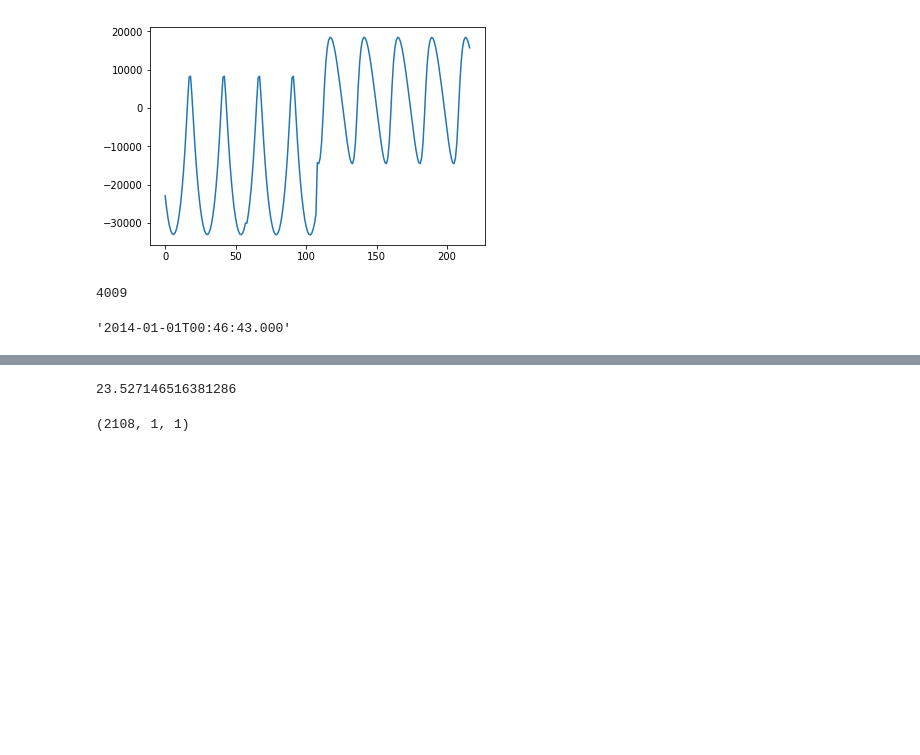
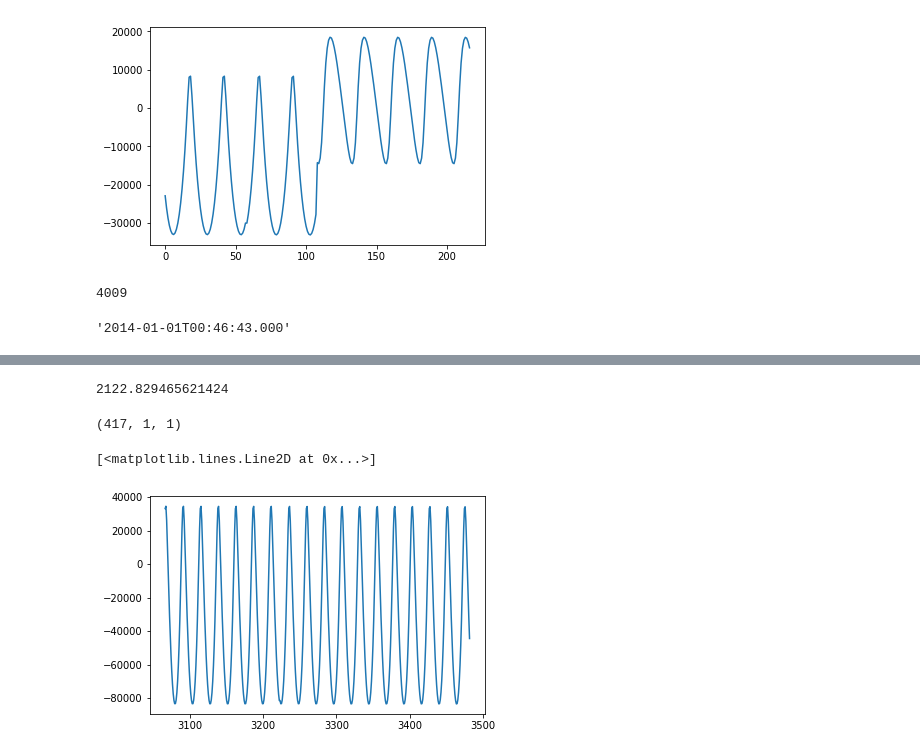
Before and after one commit to GopiKishan14/IDAO_2020, a Jupyter notebook: DA.ipynb, the cells around one changed output, grey strips where cells are left out. Drawn from its saved outputs; the diff is of its cells as text; code cells hidden in the pictures; blank space fills up the shorter version.

```diff
--- a/DA.ipynb
+++ b/DA.ipynb
@@ -367,13 +388,19 @@ array([[ -8855.8238626 ],
 # %%
-np.min(np.abs(x[1]))
+np.min(np.abs(x[2]))
 # %% [output]
-23.527146516381286
+2122.829465621424
 # %%
+samay = np.array(time)/(3600)
 samay = np.expand_dims(samay, axis=1)
 samay = np.expand_dims(samay, axis=1)
 samay.shape
 # %% [output]
-(2108, 1, 1)
+(417, 1, 1)
+# %%
+plt.plot(df[df.sat_id==2].x)
+# %% [output]
+[<matplotlib.lines.Line2D at 0x...>]
+[figure, added]
 # %%
 from sklearn.model_selection import train_test_split
 
```
Also changed, not shown: parts of 10 cells of this notebook.
